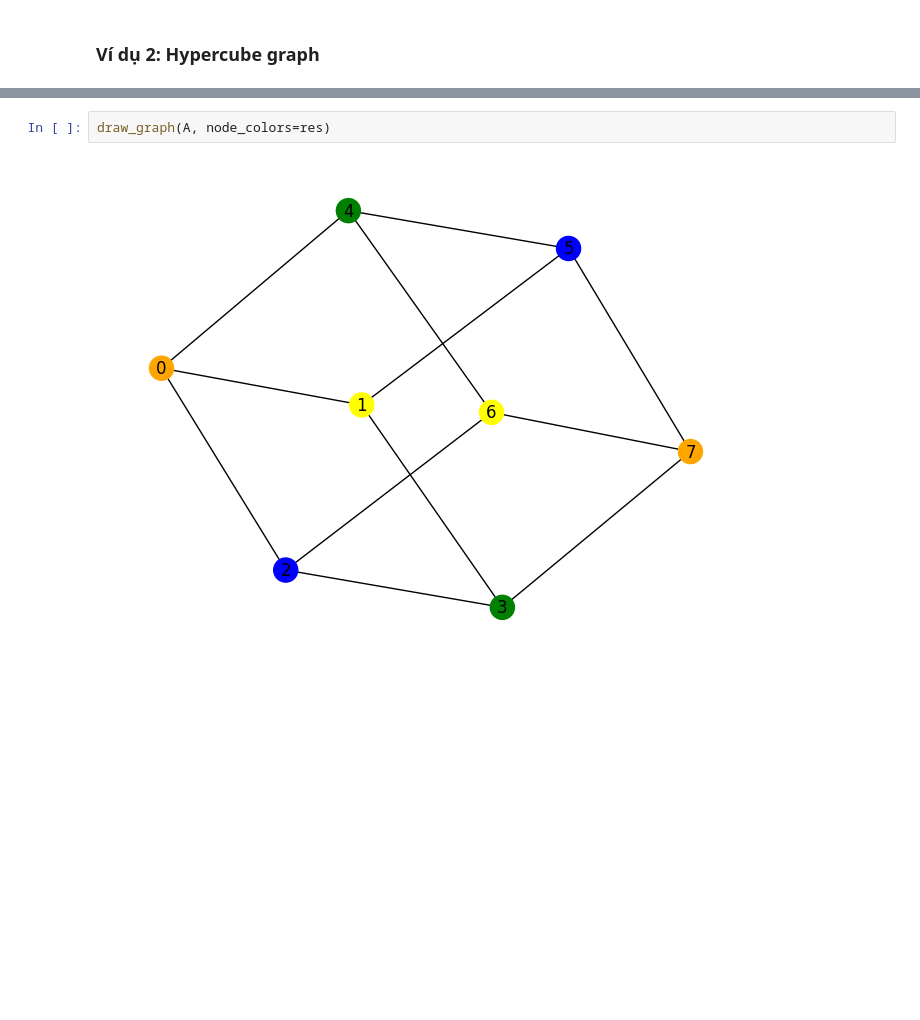
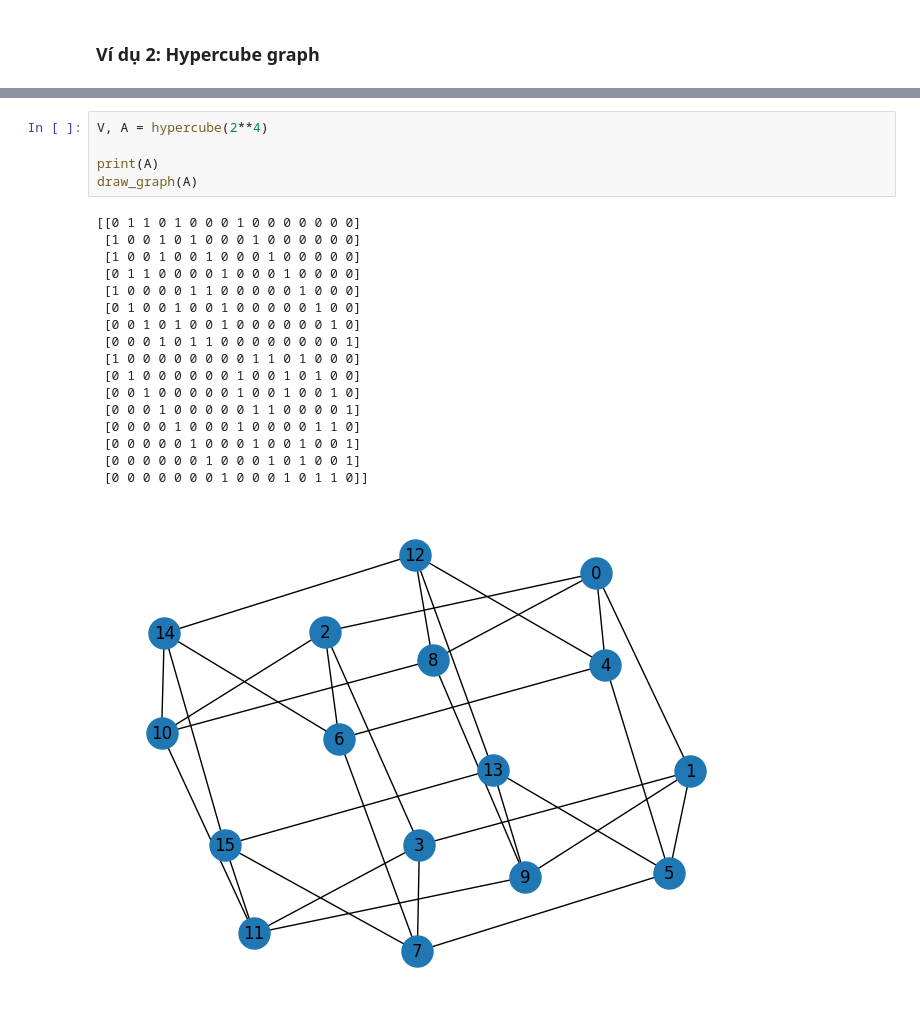
Before and after one commit to kyle-paul/pima, a Jupyter notebook: Notebook.ipynb, the cells around one changed output, grey strips where cells are left out. Drawn from its saved outputs; the diff is of its cells as text; blank space fills up the shorter version.

```diff
--- a/Notebook.ipynb
+++ b/Notebook.ipynb
@@ -743,4 +704,23 @@ res
-# %%
-draw_graph(A, node_colors=res)
-# %% [output]
-[figure, removed]
+# %%
+V, A = hypercube(2**4)
+
+print(A)
+draw_graph(A)
+# %% [output]
+[[0 1 1 0 1 0 0 0 1 0 0 0 0 0 0 0]
+ [1 0 0 1 0 1 0 0 0 1 0 0 0 0 0 0]
+ [1 0 0 1 0 0 1 0 0 0 1 0 0 0 0 0]
+ [0 1 1 0 0 0 0 1 0 0 0 1 0 0 0 0]
+ [1 0 0 0 0 1 1 0 0 0 0 0 1 0 0 0]
+ [0 1 0 0 1 0 0 1 0 0 0 0 0 1 0 0]
+ [0 0 1 0 1 0 0 1 0 0 0 0 0 0 1 0]
+ [0 0 0 1 0 1 1 0 0 0 0 0 0 0 0 1]
+ [1 0 0 0 0 0 0 0 0 1 1 0 1 0 0 0]
+ [0 1 0 0 0 0 0 0 1 0 0 1 0 1 0 0]
+ [0 0 1 0 0 0 0 0 1 0 0 1 0 0 1 0]
+ [0 0 0 1 0 0 0 0 0 1 1 0 0 0 0 1]
+ [0 0 0 0 1 0 0 0 1 0 0 0 0 1 1 0]
+ [0 0 0 0 0 1 0 0 0 1 0 0 1 0 0 1]
+ [0 0 0 0 0 0 1 0 0 0 1 0 1 0 0 1]
+ [0 0 0 0 0 0 0 1 0 0 0 1 0 1 1 0]]
+[figure, added]
```
Also changed, not shown: parts of 13 cells of this notebook.
